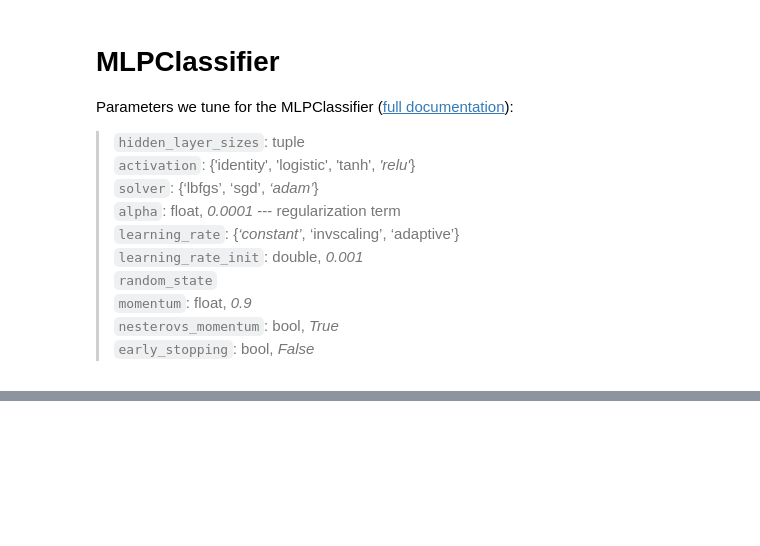
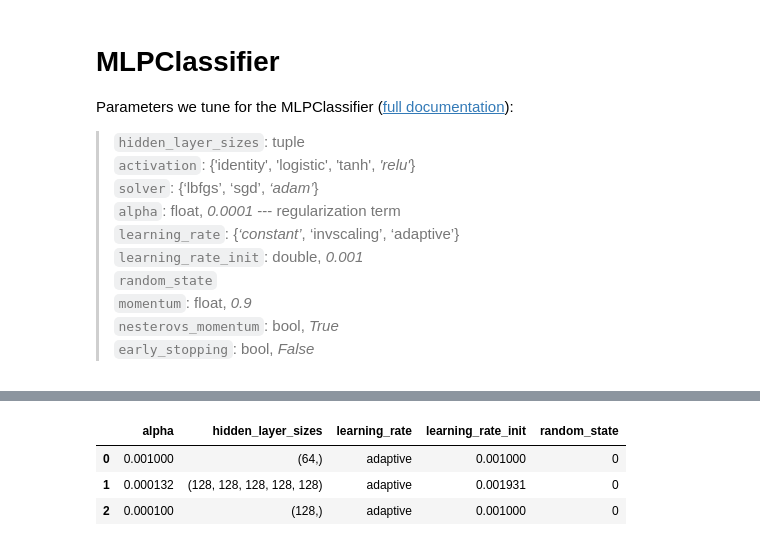
Before and after one commit to tonianelope/Hyper-Parameter-Tuning, a Jupyter notebook: HPT_core/hpt-MLPClassifier.ipynb, the cells around one changed output, grey strips where cells are left out. Drawn from its saved outputs; the diff is of its cells as text; code cells hidden in the pictures; blank space fills up the shorter version.

```diff
--- a/HPT_core/hpt-MLPClassifier.ipynb
+++ b/HPT_core/hpt-MLPClassifier.ipynb
@@ -136,3 +169,10 @@ df
+# %%
+pd.DataFrame(df[BEST_PARAMS].tolist())
+# %% [output]
+|  | alpha | hidden_layer_sizes | learning_rate | learning_rate_init | random_state |
+| 0 | 0.001000 | (64,) | adaptive | 0.001000 | 0 |
+| 1 | 0.000132 | (128, 128, 128, 128, 128) | adaptive | 0.001931 | 0 |
+| 2 | 0.000100 | (128,) | adaptive | 0.001000 | 0 |
 # %%
 # plot comparison
 plt.figure()
```
Also changed, not shown: parts of 12 cells of this notebook, 2 other files.
